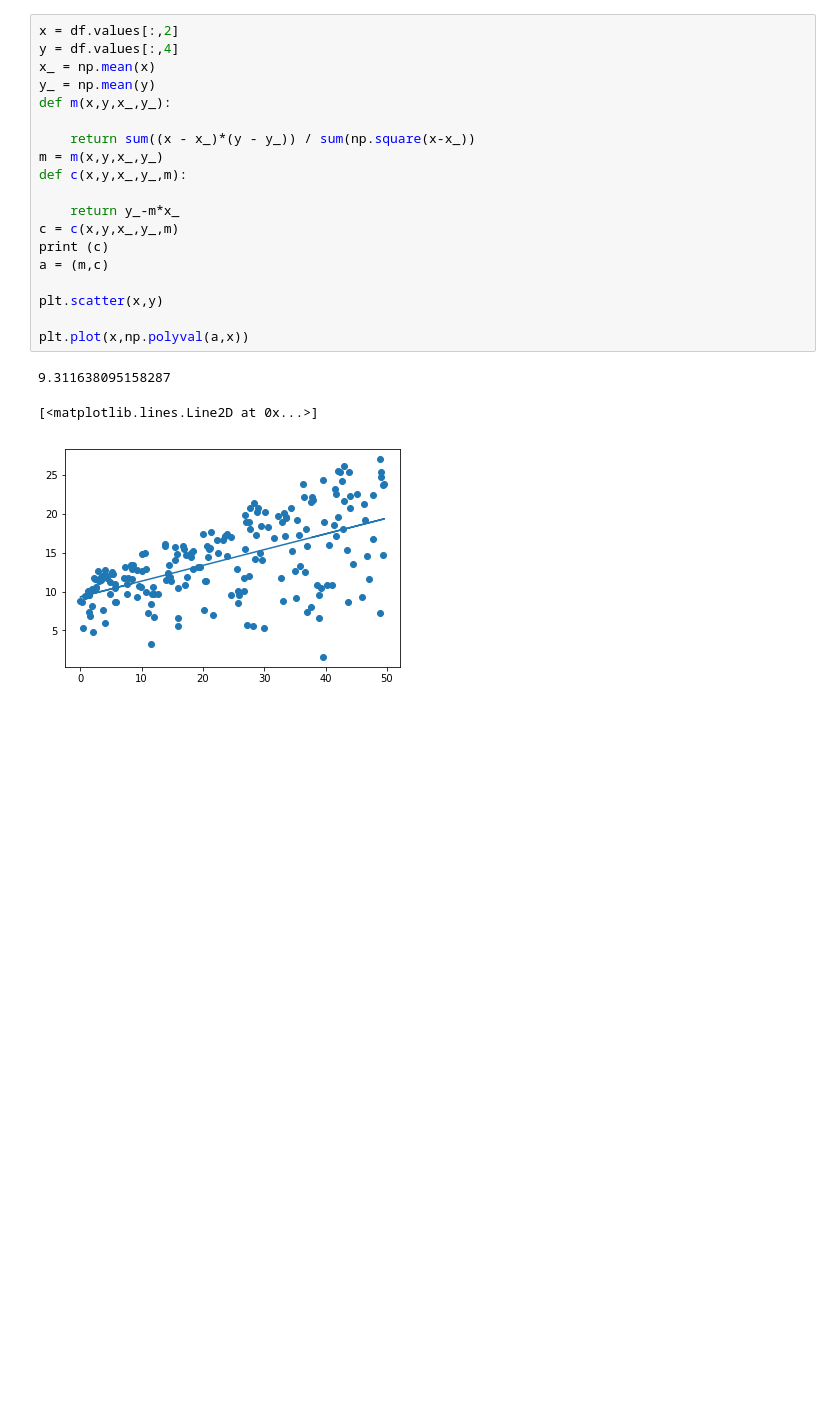
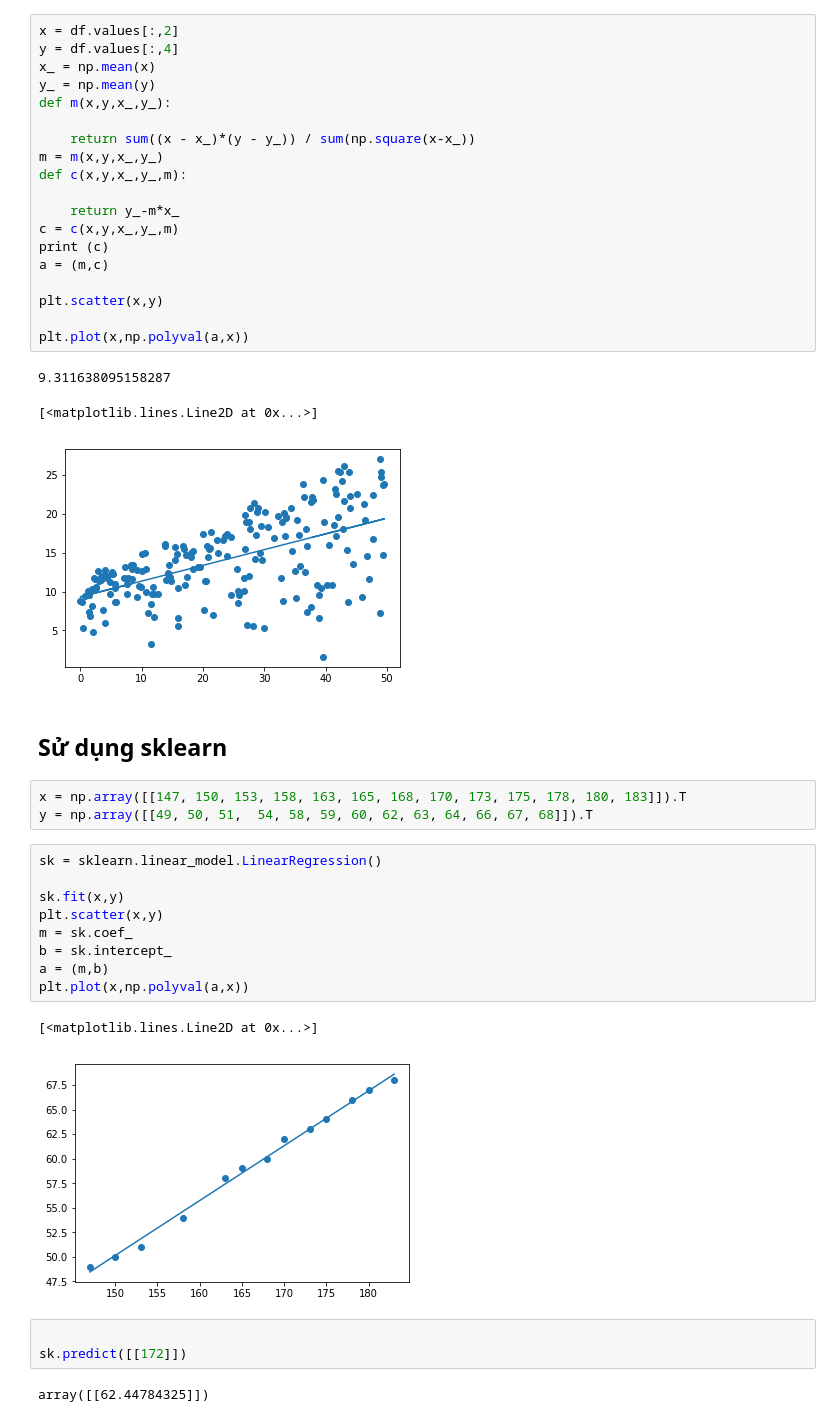
Before and after one commit to traicocem9/Learn_python, a Jupyter notebook: Python machine learning/Machine Learning (ngoài chương trình)/Bài toán dự đoán giá tiền/Linear regression(tulam).ipynb, the cells around one changed output. Drawn from its saved outputs; the diff is of its cells as text; blank space fills up the shorter version.

```diff
--- a/Python machine learning/Machine Learning (ngoài chương trình)/Bài toán dự đoán giá tiền/Linear regression(tulam).ipynb
+++ b/Python machine learning/Machine Learning (ngoài chương trình)/Bài toán dự đoán giá tiền/Linear regression(tulam).ipynb
@@ -187,3 +186,25 @@ plt.plot(x,np.polyval(a,x))
 9.311638095158287
 [<matplotlib.lines.Line2D at 0x...>]
 [figure]
+# %% [markdown]
+## Sử dụng sklearn
+# %%
+x = np.array([[147, 150, 153, 158, 163, 165, 168, 170, 173, 175, 178, 180, 183]]).T
+y = np.array([[49, 50, 51,  54, 58, 59, 60, 62, 63, 64, 66, 67, 68]]).T
+# %%
+sk = sklearn.linear_model.LinearRegression()
+
+sk.fit(x,y)
+plt.scatter(x,y)
+m = sk.coef_
+b = sk.intercept_
+a = (m,b)
+plt.plot(x,np.polyval(a,x))
+# %% [output]
+[<matplotlib.lines.Line2D at 0x...>]
+[figure, added]
+# %%
+
+sk.predict([[172]])
+# %% [output]
+array([[62.44784325]])
```
Also changed, not shown: parts of 4 cells of this notebook.
